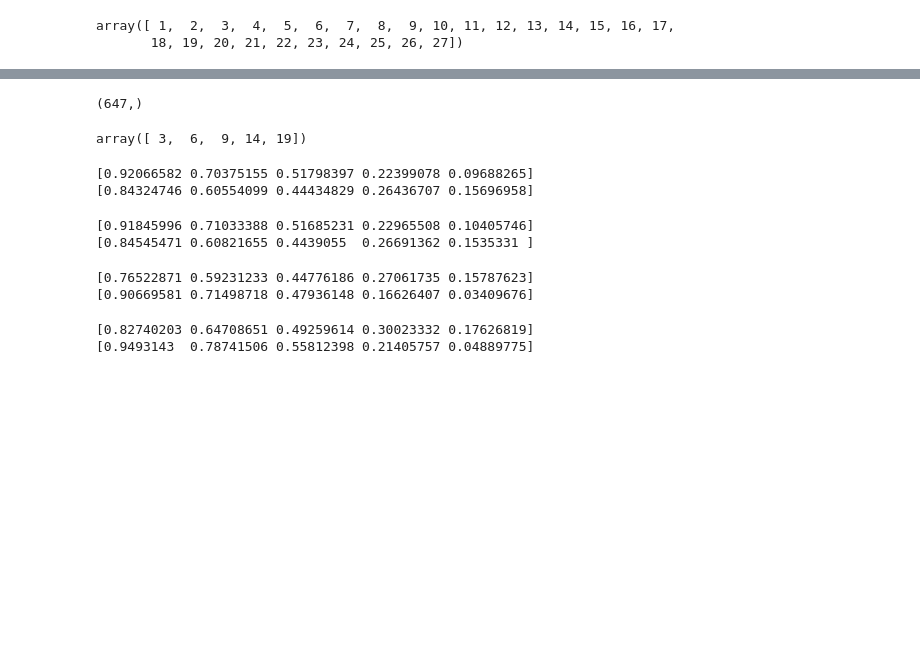
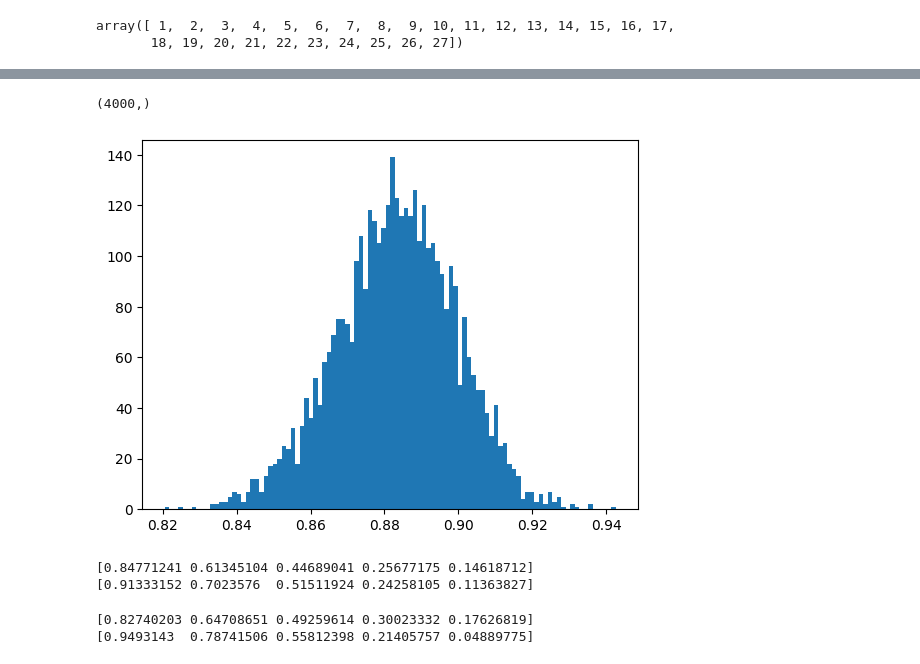
Before and after one commit to twj8CDC/bart_survival_paper, a Jupyter notebook: py/sim12.ipynb, the cells around one changed output, grey strips where cells are left out. Saved outputs shown, nothing was run; the diff lists cells and outputs as text; code cells hidden in the pictures; blank space fills up the shorter version.

```diff
--- a/py/sim12.ipynb
+++ b/py/sim12.ipynb
@@ -42,15 +45,15 @@ MODEL_DICT = {"trees": 50,
 	"split_rules": SPLIT_RULES2
 }
 SAMPLER_DICT = {
-	"draws": 2000,
-	"tune": 1000,
+	"draws": 1000,
+	"tune": 100,
 	"cores": 4,
 	"chains": 4,
 	"compute_convergence_checks": False,
-    "k":1,
-    "update_fraction":.5,
-    "step_size":.3,
-    "thin":10
+    "k":.5,
+    "update_fraction":1,
+    # "step_size":.1,
+    "thin":1
 }
 # %%
 import _functions1 as fn
@@ -151,9 +129,10 @@ def get_hdi_ci_2(pb_sv):
 
 def get_py_bart_surv2(x_mat, event_dict, model_dict, sampler_dict):
     trn = sb.get_surv_pre_train(y_time = event_dict["t_event"], y_status=event_dict["status"], x = x_mat, weight=None)
-    return trn
+    # return trn
     post_test = sb.get_posterior_test(y_status=event_dict["status"],
-    y_time=event_dict["t_event"], x=x_mat)
+                                      y_time=event_dict["t_event"], x=x_mat)
+    print(post_test["post_x"].shape)
     # return post_test
     # y_sk = sb.get_y_sklearn(status = event_dict["status"], t_event=event_dict["t_event"])
     # trn = sb.get_surv_pre_train(y_sk = y_sk, x_sk = x_mat, weight=None)
@@ -168,6 +147,7 @@ def get_py_bart_surv2(x_mat, event_dict, model_dict, sampler_dict):
 
     # return trn, post_test, small_post_x, small_coords
     BSM = sb.BartSurvModel(model_config=model_dict, sampler_config=sampler_dict)
+
     # fit with just the time column
     BSM.fit(y=trn["y"], X=trn["x"], weights=trn["w"], coords = trn["coord"], random_seed=99)
     # post1 = BSM.sample_posterior_predictive(X_pred=small_post_x, coords=small_coords)
@@ -216,40 +209,19 @@ pb_sv
 # %%
 import matplotlib.pyplot as plt
-# plt.hist(pb_sv["sv"].mean(1)[:,0], bins=100)
-np.unique(pb_sv["sv"].mean(1)[:,0], return_counts=True)[0].shape
+plt.hist(pb_sv["sv"].mean(1)[:,0], bins=100)
+print(np.unique(pb_sv["sv"].mean(1)[:,0], return_counts=True)[0].shape)
 # %% [output]
-(647,)
+(4000,)
+[figure, added]
-# %%
-qnt_t
-# %% [output]
-array([ 3,  6,  9, 14, 19])
-# %%
-msk = (x_mat==1).flatten()
-# pb_sv["sv"][:,msk,:]
-print(pb_sv["sv"].mean(0)[msk,:].mean(0))
-print(pb_sv["sv"].mean(0)[~msk,:].mean(0))
-# %% [output]
-[0.92066582 0.70375155 0.51798397 0.22399078 0.09688265]
-[0.84324746 0.60554099 0.44434829 0.26436707 0.15696958]
-# %%
-msk = (x_mat==1).flatten()
-# pb_sv["sv"][:,msk,:]
-print(pb_sv["sv"].mean(0)[msk,:].mean(0))
-print(pb_sv["sv"].mean(0)[~msk,:].mean(0))
-# %% [output]
-[0.91845996 0.71033388 0.51685231 0.22965508 0.10405746]
-[0.84545471 0.60821655 0.4439055  0.26691362 0.1535331 ]
-# %%
-
-sv_true_r0_2 = sv_true["sv_true"][int(x_tst_idx[0]),:]
-sv_true_r0_2 = sv_true_r0_2[qnt_t.astype("int")]
-sv_true_r1_2 = sv_true["sv_true"][int(x_tst_idx[1]),:]
-sv_true_r1_2 = sv_true_r1_2[qnt_t.astype("int")]
-print(sv_true_r0_2)
-print(sv_true_r1_2)
-# %% [output]
-[0.76522871 0.59231233 0.44776186 0.27061735 0.15787623]
-[0.90669581 0.71498718 0.47936148 0.16626407 0.03409676]
+# %%
+msk = (x_mat==1).flatten()
+# pb_sv["sv"][:,msk,:]
+
+print(pb_sv["sv"].mean(0)[~msk,:].mean(0))
+print(pb_sv["sv"].mean(0)[msk,:].mean(0))
+# %% [output]
+[0.84771241 0.61345104 0.44689041 0.25677175 0.14618712]
+[0.91333152 0.7023576  0.51511924 0.24258105 0.11363827]
 # %%
 print(sv_true_r0)
 print(sv_true_r1)
```
Also changed, not shown: parts of 16 cells of this notebook, 3 other files.
